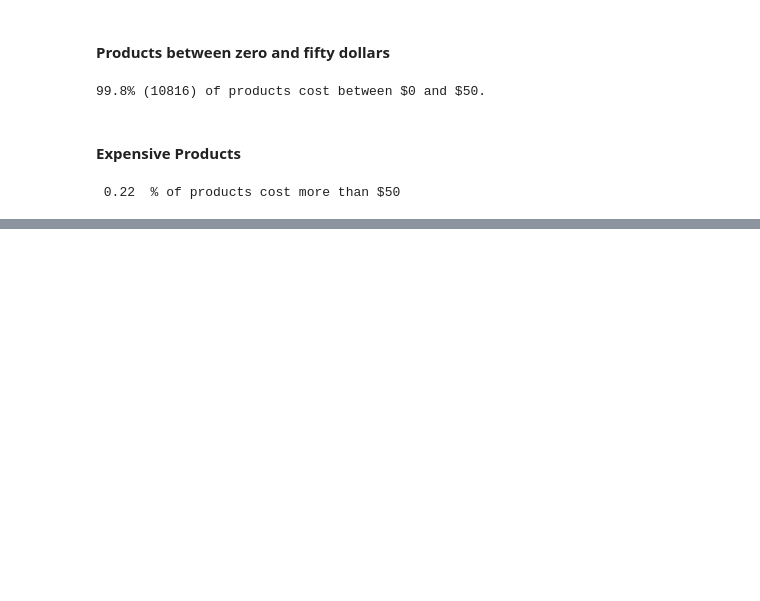
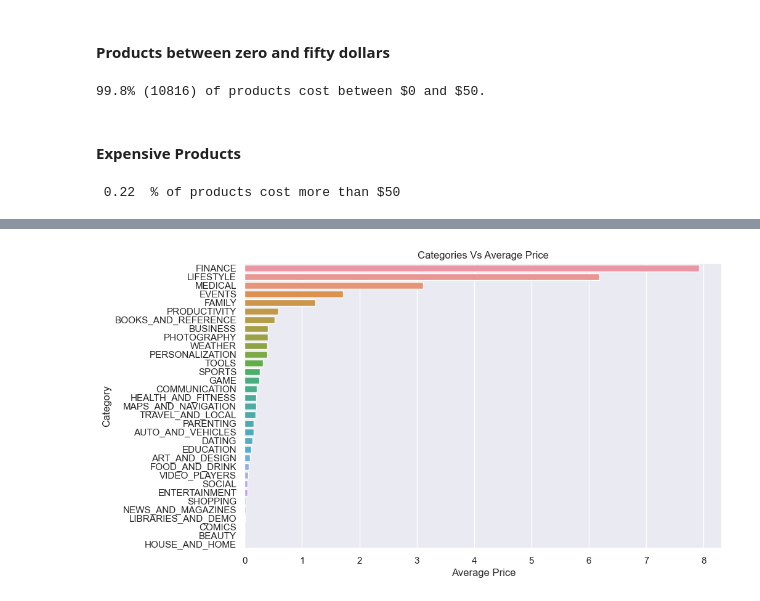
Before and after one commit to RitiGawade/Google-Play-Store, a Jupyter notebook: Data_Visualization.ipynb, the cells around one changed output, grey strips where cells are left out. Cells and saved outputs as stored; diff of their text form; code cells hidden in the pictures; blank space fills up the shorter version.

```diff
--- a/Data_Visualization.ipynb
+++ b/Data_Visualization.ipynb
@@ -1067,0 +1119,6 @@ print('\033[1m',above_mean,'\033[0m','% of products cost more than $50')
+# %%
+#group categories and compute correspondig mean prices; arrange in descending order
+mean_price = pd.DataFrame(df.groupby(['Category'])['Price'].mean().sort_values(ascending = False))
+
+#top five categories
+mean_price.head()
@@ -1067,0 +1133,19 @@ print('\033[1m',above_mean,'\033[0m','% of products cost more than $50')
+# %%
+# Sort the DataFrame by the mean values in descending order
+mean_price_sorted = mean_price.sort_values(by = 'Price', ascending=False)
+
+#size of plot
+plt.figure(figsize=(10, 6))
+
+#create bar graph
+sns.barplot(y = 'Category', x = 'Price', data = df, order = mean_price_sorted.index, errorbar = None)
+
+# Customize the plot
+plt.ylabel('Category')
+plt.xlabel('Average Price')
+plt.title('Categories Vs Average Price')
+
+# Display the plot
+plt.show();
+# %% [output]
+[figure, added]
```
Also changed, not shown: parts of 27 cells of this notebook.
